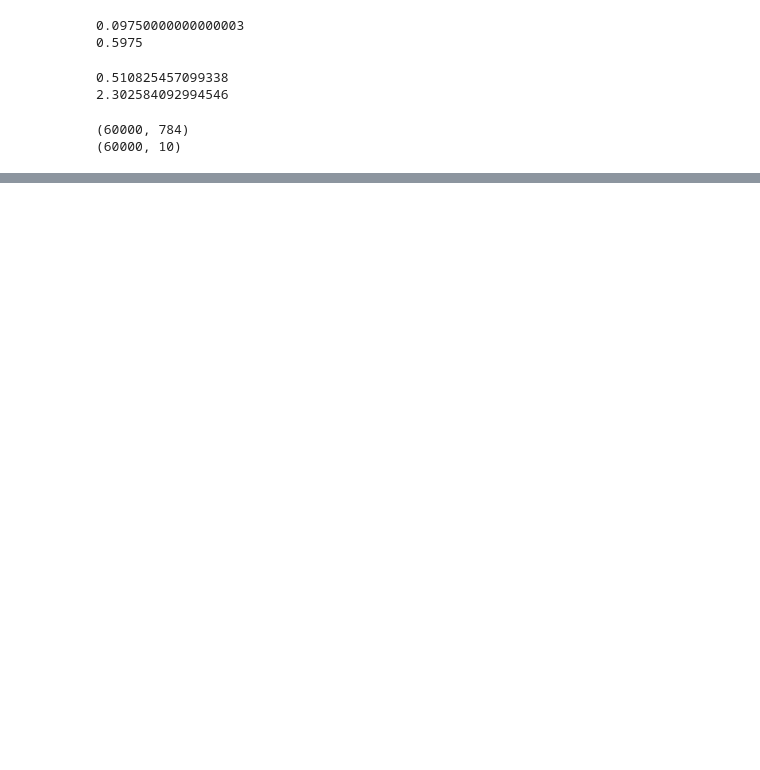
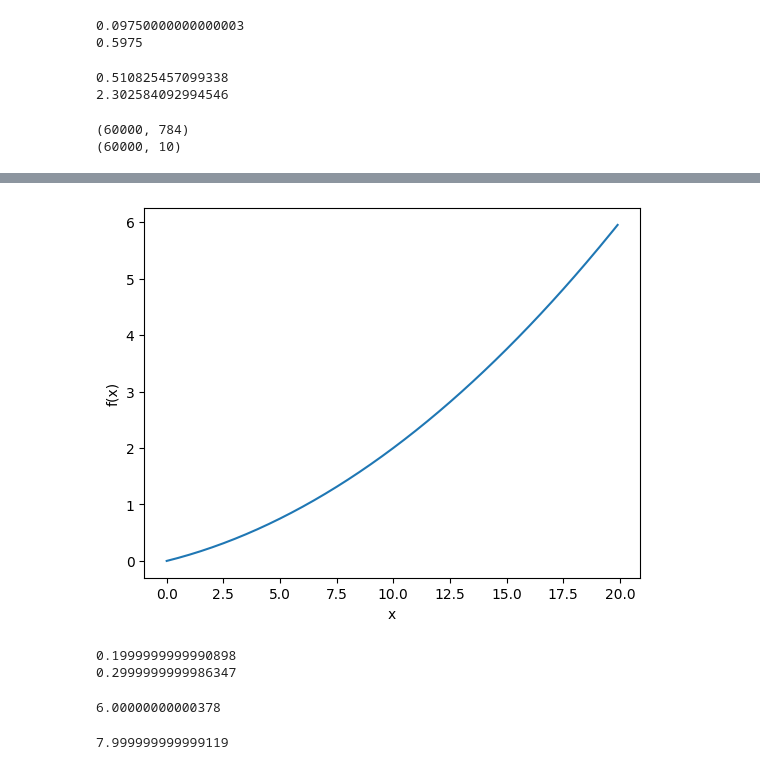
Before and after one commit to editdiary/study, a Jupyter notebook: Deep_Learning_from_Scratch/Ch4_Practice.ipynb, the cells around one changed output, grey strips where cells are left out. Drawn from its saved outputs; the diff is of its cells as text; code cells hidden in the pictures; blank space fills up the shorter version.

```diff
--- a/Deep_Learning_from_Scratch/Ch4_Practice.ipynb
+++ b/Deep_Learning_from_Scratch/Ch4_Practice.ipynb
@@ -63,0 +95,20 @@ def cross_entropy_error(y, t):
+# %%
+# 수치 미분의 예
+def function_1(x):
+    return 0.01*x**2 + 0.1*x
+# %%
+# 함수 시각화
+x = np.arange(0.0, 20.0, 0.1)
+y = function_1(x)
+plt.xlabel('x')
+plt.ylabel('f(x)')
+plt.plot(x, y)
+plt.show()
+# %% [output]
+[figure, added]
+# %%
+print(numerical_diff(function_1, 5))
+print(numerical_diff(function_1, 10))
+# %% [output]
+0.1999999999990898
+0.2999999999986347
@@ -63,0 +119,16 @@ def cross_entropy_error(y, t):
+# %%
+# x0 = 3, x1 = 4일 때 x0에 대한 편미분
+def function_tmp1(x0):
+    return x0*x0 + 4.0**2.0
+
+print(numerical_diff(function_tmp1, 3.0))
+# %% [output]
+6.00000000000378
+# %%
+# x0 = 3, x1 = 4일 때 x1에 대한 편미분
+def function_tmp2(x1):
+    return 3.0**2.0 + x1*x1
+
+print(numerical_diff(function_tmp2, 4.0))
+# %% [output]
+7.999999999999119
```
Also changed, not shown: parts of 17 cells of this notebook, 11 other files.
